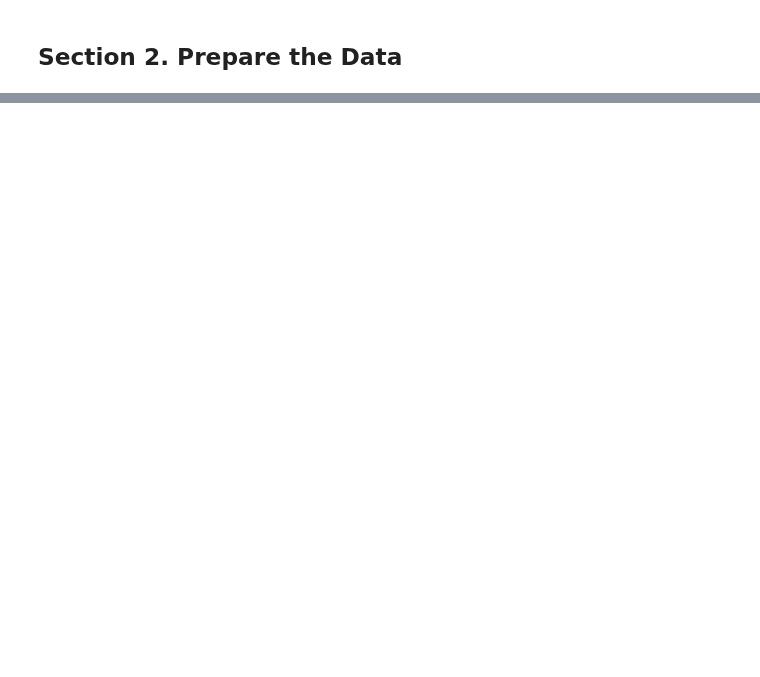
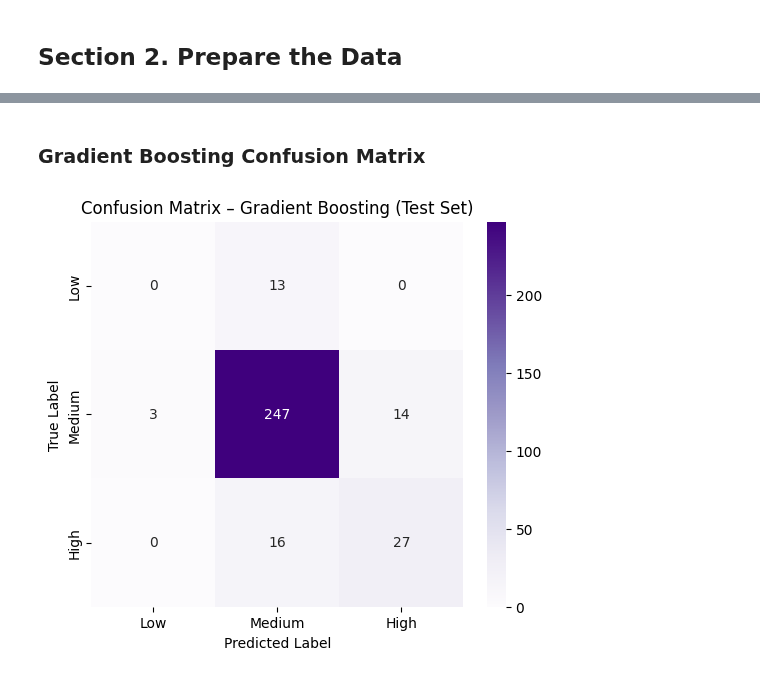
Before and after one commit to BethSpornitz/ml01, a Jupyter notebook: notebooks/project05/ensemble_bethspornitz.ipynb, the cells around one changed output, grey strips where cells are left out. Cells and saved outputs as stored; diff of their text form; code cells hidden in the pictures; blank space fills up the shorter version.

```diff
--- a/notebooks/project05/ensemble_bethspornitz.ipynb
+++ b/notebooks/project05/ensemble_bethspornitz.ipynb
@@ -110,0 +189,6 @@ df["quality_numeric"] = df["quality"].apply(quality_to_number)
+# %%
+# Define input features (X) and target (y)
+# Features: all columns except 'quality' and 'quality_label' and 'quality_numberic' - drop these from the input array
+# Target: quality_label (the new column we just created)
+X = df.drop(columns=["quality", "quality_label", "quality_numeric"])  # Features
+y = df["quality_numeric"]  # Target
@@ -110,0 +240,5 @@ df["quality_numeric"] = df["quality"].apply(quality_to_number)
+# %%
+# Train/test split (stratify to preserve class balance)
+X_train, X_test, y_train, y_test = train_test_split(
+    X, y, test_size=0.2, random_state=42, stratify=y
+)
@@ -110,0 +333,21 @@ df["quality_numeric"] = df["quality"].apply(quality_to_number)
+# %% [markdown]
+### Gradient Boosting Confusion Matrix
+# %%
+# Get predictions again for visualization
+y_test_pred = GradientBoostingClassifier(
+    n_estimators=100, learning_rate=0.1, max_depth=3, random_state=42
+).fit(X_train, y_train).predict(X_test)
+
+# Create and plot the confusion matrix
+cm = confusion_matrix(y_test, y_test_pred)
+labels = ["Low", "Medium", "High"]
+
+plt.figure(figsize=(6, 5))
+sns.heatmap(cm, annot=True, fmt="d", cmap="Purples",
+            xticklabels=labels, yticklabels=labels)
+plt.title("Confusion Matrix – Gradient Boosting (Test Set)")
+plt.xlabel("Predicted Label")
+plt.ylabel("True Label")
+plt.show()
+# %% [output]
+[figure, added]
```
Also changed, not shown: parts of 28 cells of this notebook, 4 other files.
